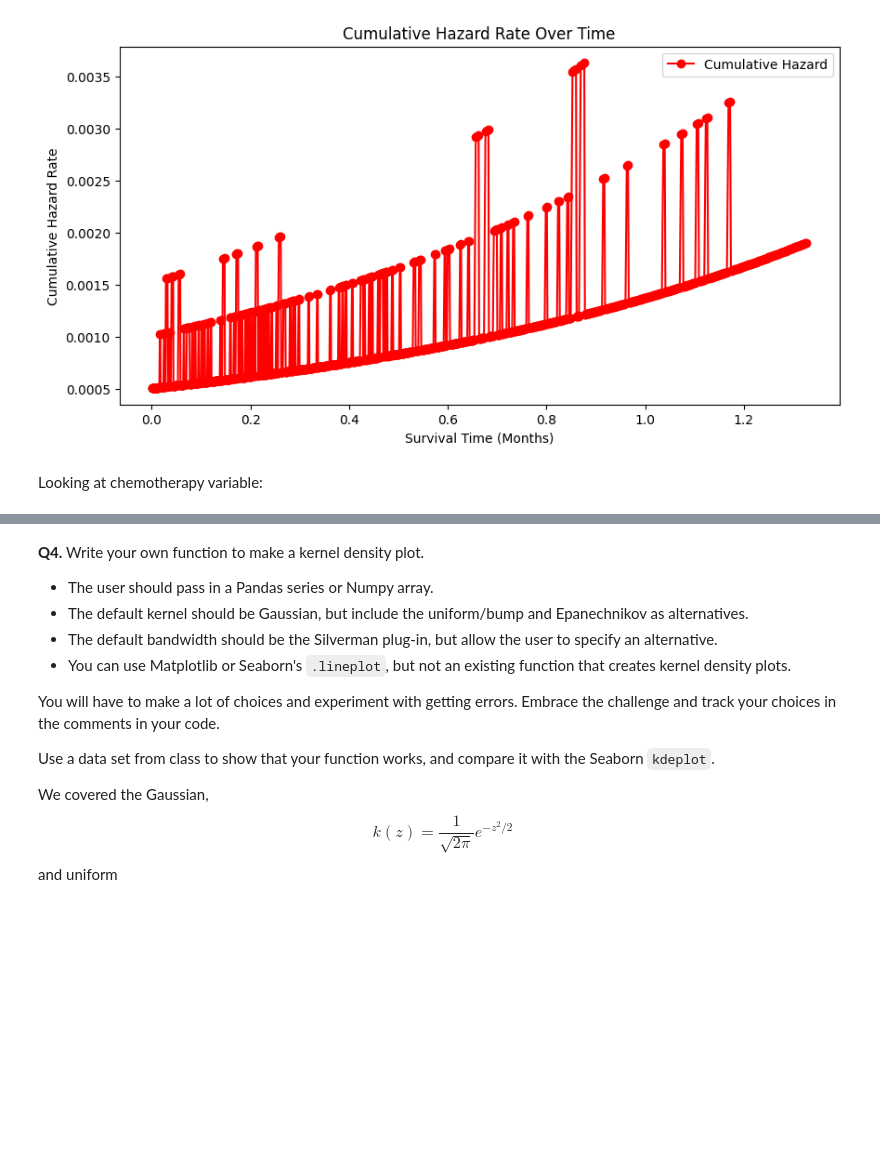
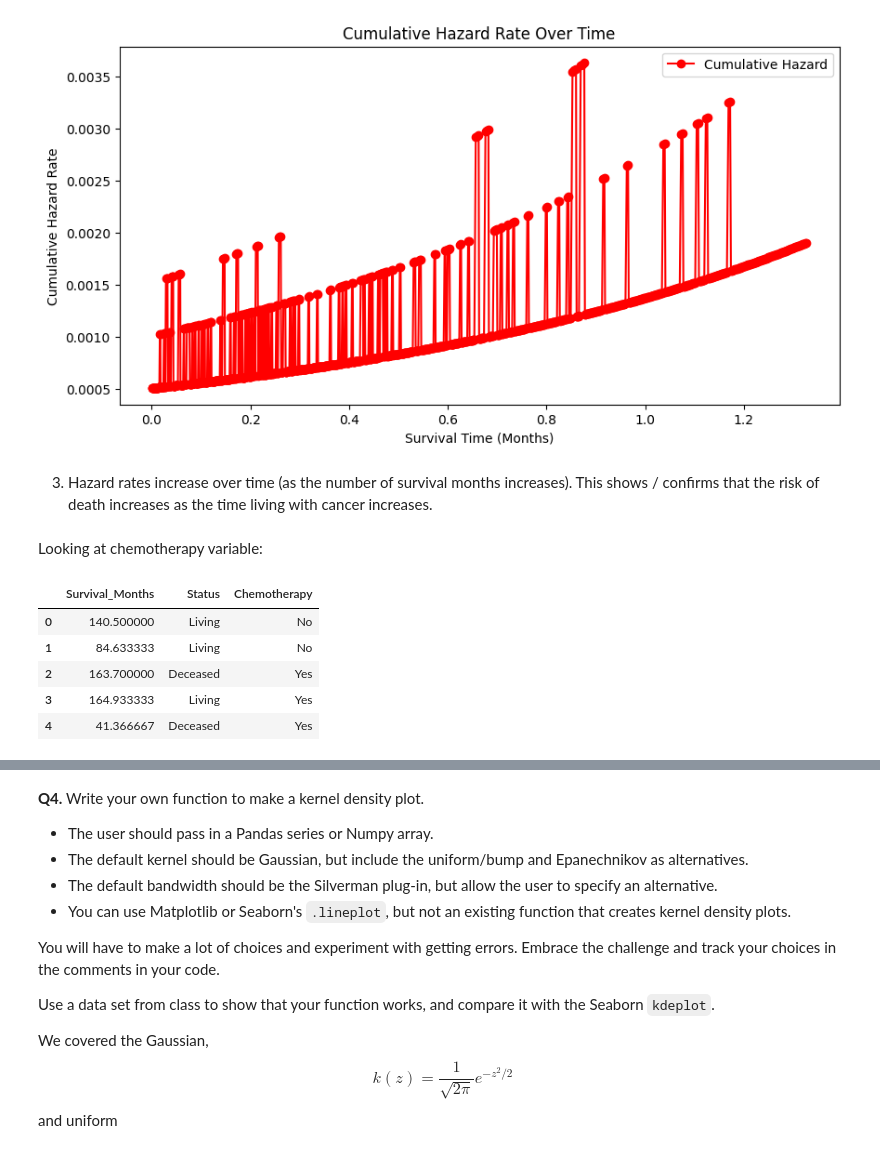
Before and after one commit to quentinshin34/visualization, a Jupyter notebook: assignment/assignment.ipynb, the cells around one changed output, grey strips where cells are left out. Drawn from its saved outputs; the diff is of its cells as text; code cells hidden in the pictures; blank space fills up the shorter version.

```diff
--- a/assignment/assignment.ipynb
+++ b/assignment/assignment.ipynb
@@ -155,5 +157,7 @@ plt.legend()
 plt.show()
 # %% [output]
 [figure]
+# %% [markdown]
+3. Hazard rates increase over time (as the number of survival months increases). This shows / confirms that the risk of death increases as the time living with cancer increases.
 # %% [markdown]
 Looking at chemotherapy variable:
@@ -159,0 +166,15 @@ Looking at chemotherapy variable:
+# %%
+chemo = cancer[['Overall Survival (Months)', 'Overall Survival Status','Chemotherapy']].dropna()
+chemo = chemo.rename(columns={'Overall Survival (Months)': 'Survival_Months', 'Overall Survival Status': 'Status'})
+chemo['Survival_Months'] = pd.to_numeric(chemo['Survival_Months'],errors = 'coerce')
+chemo['Chemotherapy'] = chemo['Chemotherapy'].astype(str)
+chemo = chemo.dropna(subset=['Survival_Months'])
+chemo['Status'] = chemo['Status'].astype(str)
+chemo.head()
+# %% [output]
+|  | Survival_Months | Status | Chemotherapy |
+| 0 | 140.500000 | Living | No |
+| 1 | 84.633333 | Living | No |
+| 2 | 163.700000 | Deceased | Yes |
+| 3 | 164.933333 | Living | Yes |
+| 4 | 41.366667 | Deceased | Yes |
```
Also changed, not shown: parts of 6 cells of this notebook.
